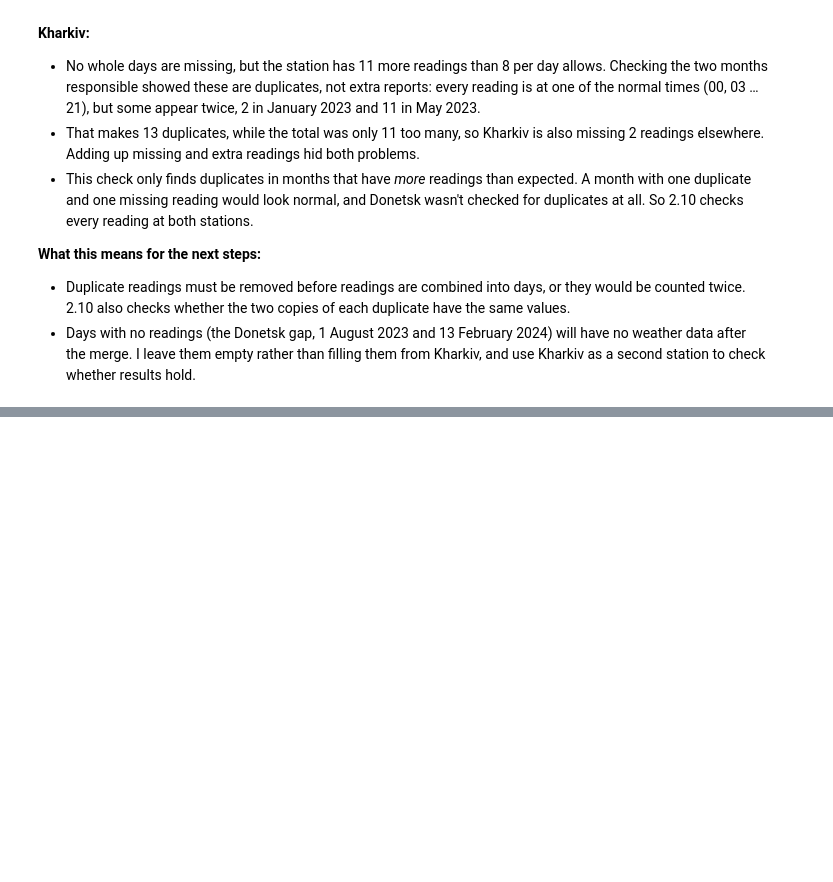
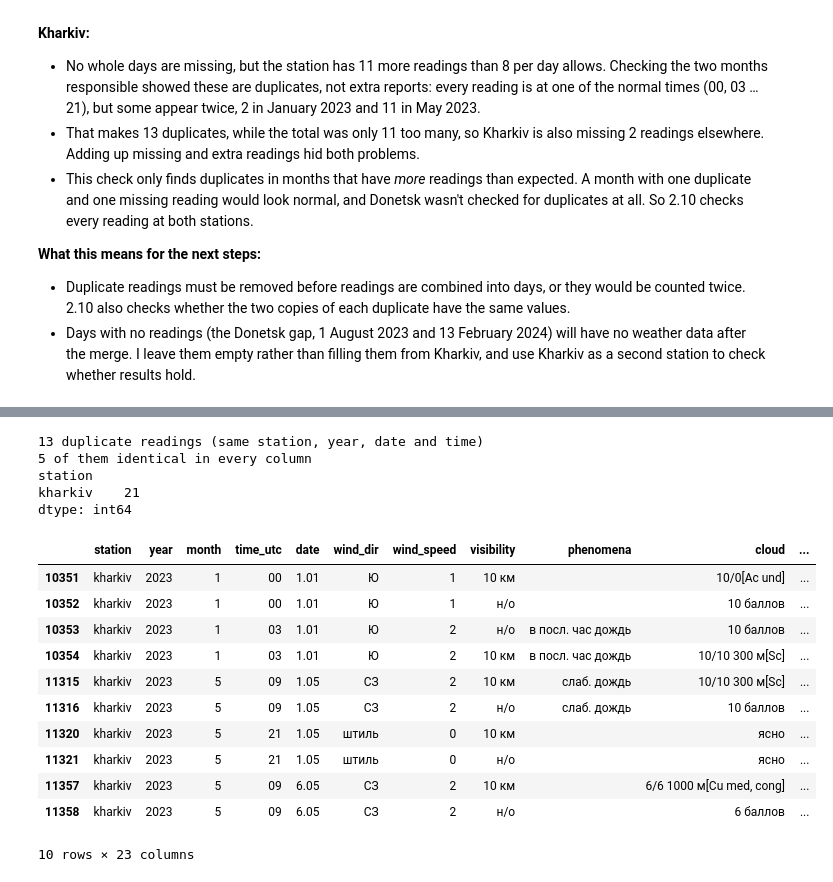
Before and after one commit to ABROCK1516/Ukraine-Losses-Weather, a Jupyter notebook: Ukraine_Losses_Weather.ipynb, the cells around one changed output, grey strips where cells are left out. Cells and saved outputs as stored; diff of their text form; code cells hidden in the pictures; blank space fills up the shorter version.

```diff
--- a/Ukraine_Losses_Weather.ipynb
+++ b/Ukraine_Losses_Weather.ipynb
@@ -1259,0 +1352,30 @@ Missing: 13.02
+# %%
+key = ["station", "year", "date", "time_utc"]  # the columns that identify one reading
+
+same_key = weather_raw.duplicated(subset=key)  # True for every repeat of an earlier reading with the same key
+same_everything = weather_raw.duplicated()  # True only if the repeat matches in every column
+
+print(same_key.sum(), "duplicate readings (same station, year, date and time)")  # how many repeats
+print(same_everything.sum(), "of them identical in every column")  # how many are exact copies
+
+dupes = weather_raw[weather_raw.duplicated(subset=key, keep=False)]  # keep=False marks both copies, not just the repeat
+print(dupes.groupby("station").size())  # how many rows are involved at each station
+dupes.sort_values(key).head(10)  # first few pairs side by side, to compare the copies
+# %% [output]
+13 duplicate readings (same station, year, date and time)
+5 of them identical in every column
+station
+kharkiv    21
+dtype: int64
+|  | station | year | month | time_utc | date | wind_dir | wind_speed | visibility | phenomena | cloud | ... |
+| 10351 | kharkiv | 2023 | 1 | 00 | 1.01 | Ю | 1 | 10 км |  | 10/0[Ac und] | ... |
+| 10352 | kharkiv | 2023 | 1 | 00 | 1.01 | Ю | 1 | н/о |  | 10 баллов | ... |
+| 10353 | kharkiv | 2023 | 1 | 03 | 1.01 | Ю | 2 | н/о | в посл. час дождь | 10 баллов | ... |
+| 10354 | kharkiv | 2023 | 1 | 03 | 1.01 | Ю | 2 | 10 км | в посл. час дождь | 10/10 300 м[Sc] | ... |
+| 11315 | kharkiv | 2023 | 5 | 09 | 1.05 | СЗ | 2 | 10 км | слаб. дождь | 10/10 300 м[Sc] | ... |
+| 11316 | kharkiv | 2023 | 5 | 09 | 1.05 | СЗ | 2 | н/о | слаб. дождь | 10 баллов | ... |
+| 11320 | kharkiv | 2023 | 5 | 21 | 1.05 | штиль | 0 | 10 км |  | ясно | ... |
+| 11321 | kharkiv | 2023 | 5 | 21 | 1.05 | штиль | 0 | н/о |  | ясно | ... |
+| 11357 | kharkiv | 2023 | 5 | 09 | 6.05 | СЗ | 2 | 10 км |  | 6/6 1000 м[Cu med, cong] | ... |
+| 11358 | kharkiv | 2023 | 5 | 09 | 6.05 | СЗ | 2 | н/о |  | 6 баллов | ... |
+10 rows × 23 columns
```
Also changed, not shown: parts of 47 cells of this notebook.
